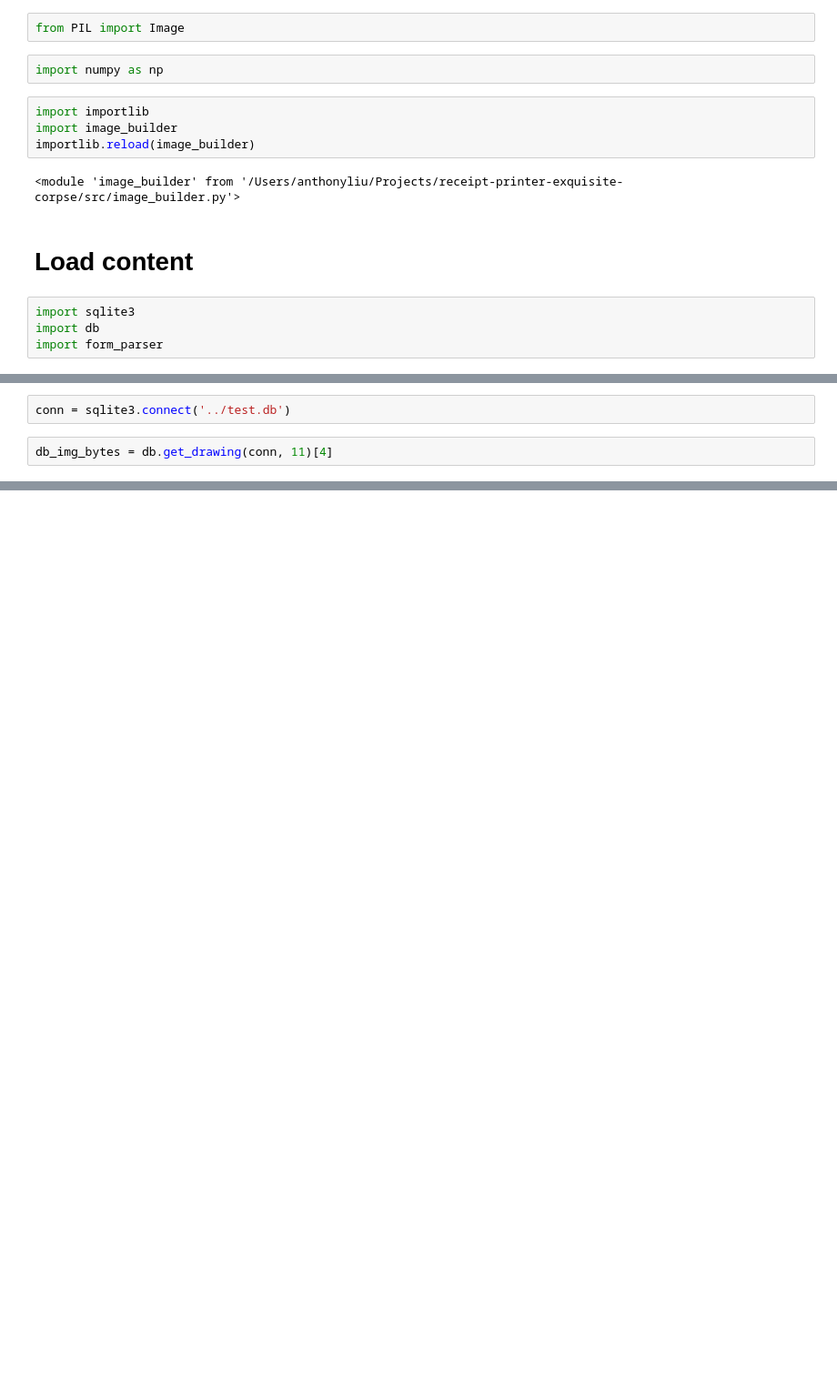
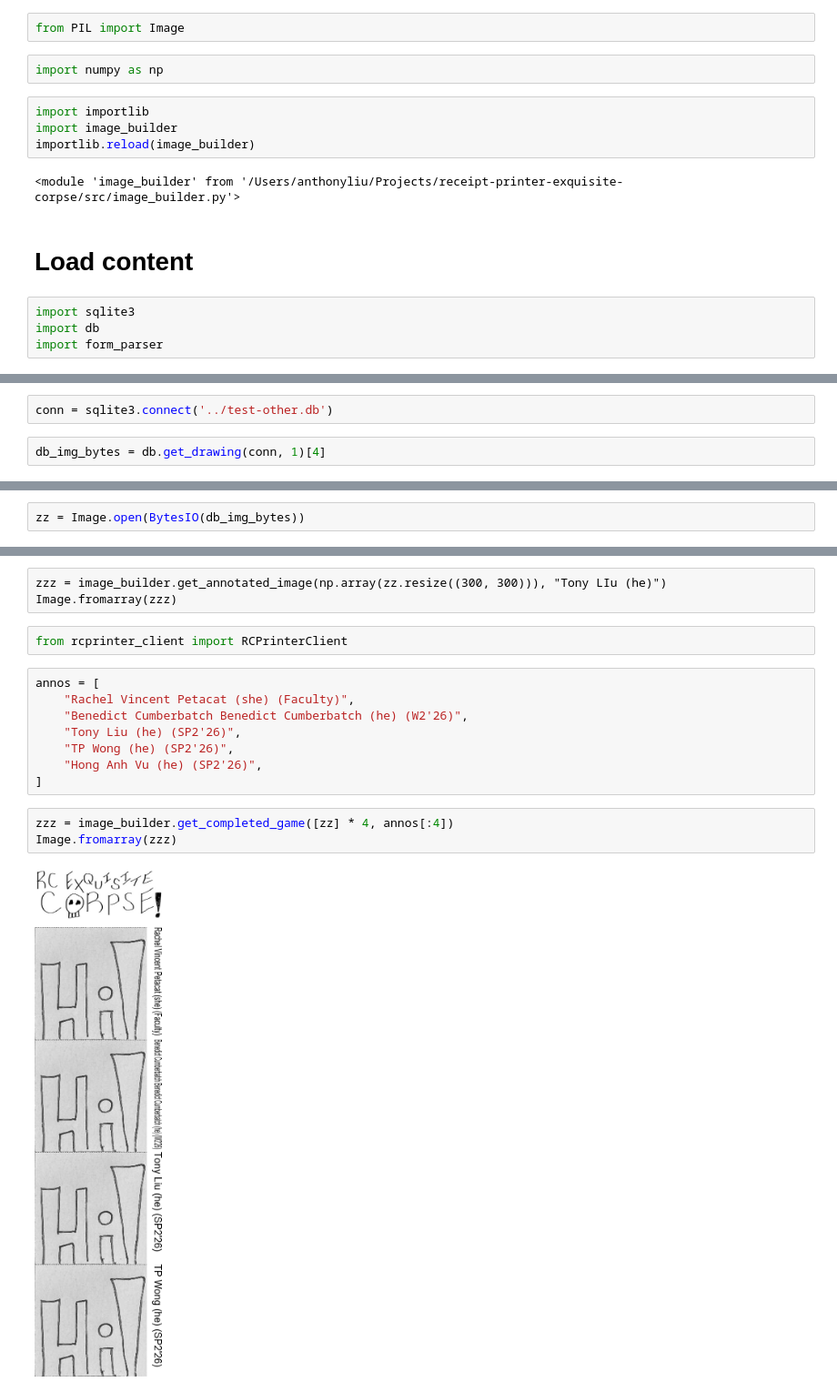
Before and after one commit to tliu30/rc-exquisite-corpse, a Jupyter notebook: notebooks/image_scratchpad.ipynb, the cells around one changed output, grey strips where cells are left out. Shown at 91% size. Saved outputs shown, nothing was run; the diff lists cells and outputs as text; blank space fills up the shorter version.

```diff
--- a/notebooks/image_scratchpad.ipynb
+++ b/notebooks/image_scratchpad.ipynb
@@ -17,4 +23,4 @@ import form_parser
 # %%
-conn = sqlite3.connect('../test.db')
+conn = sqlite3.connect('../test-other.db')
 # %%
-db_img_bytes = db.get_drawing(conn, 11)[4]
+db_img_bytes = db.get_drawing(conn, 1)[4]
@@ -68,0 +27,2 @@ Image.fromarray(form_03)
+# %%
+zz = Image.open(BytesIO(db_img_bytes))
@@ -68,0 +61,18 @@ Image.fromarray(form_03)
+# %% [raw]
+zzz = image_builder.get_annotated_image(np.array(zz.resize((300, 300))), "Tony LIu (he)")
+Image.fromarray(zzz)
+# %%
+from rcprinter_client import RCPrinterClient
+# %%
+annos = [
+    "Rachel Vincent Petacat (she) (Faculty)",
+    "Benedict Cumberbatch Benedict Cumberbatch (he) (W2'26)",
+    "Tony Liu (he) (SP2'26)",
+    "TP Wong (he) (SP2'26)",
+    "Hong Anh Vu (he) (SP2'26)",
+]
+# %%
+zzz = image_builder.get_completed_game([zz] * 4, annos[:4])
+Image.fromarray(zzz)
+# %% [output]
+[figure, added]
```
Also changed, not shown: parts of 20 cells of this notebook, 10 other files.
